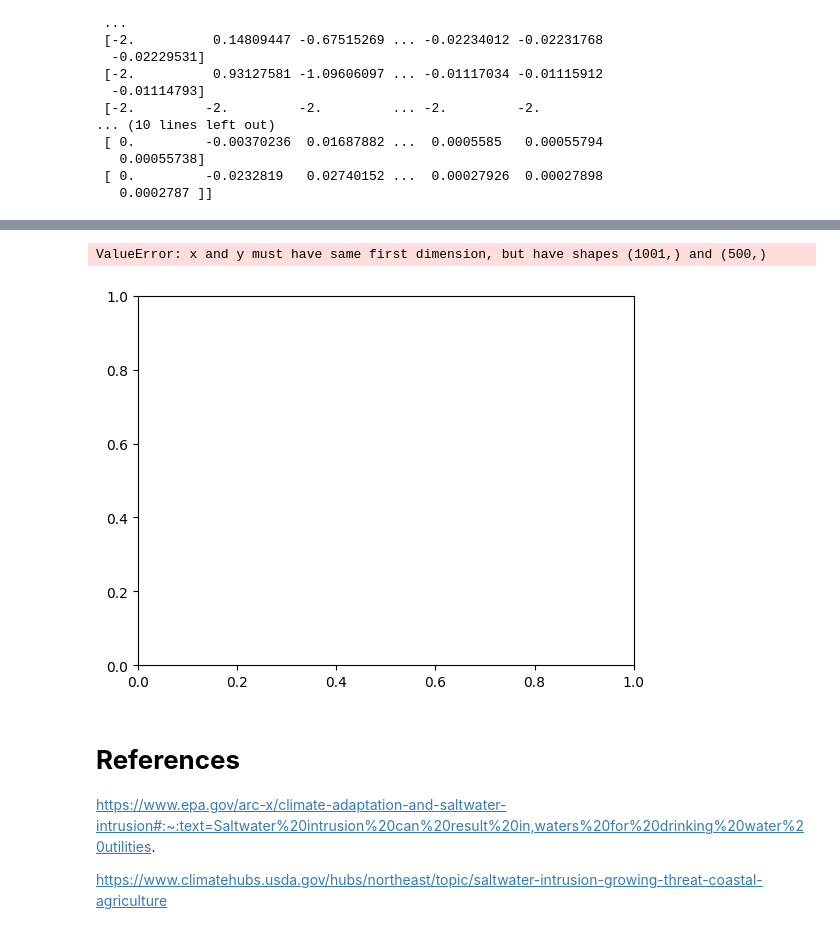
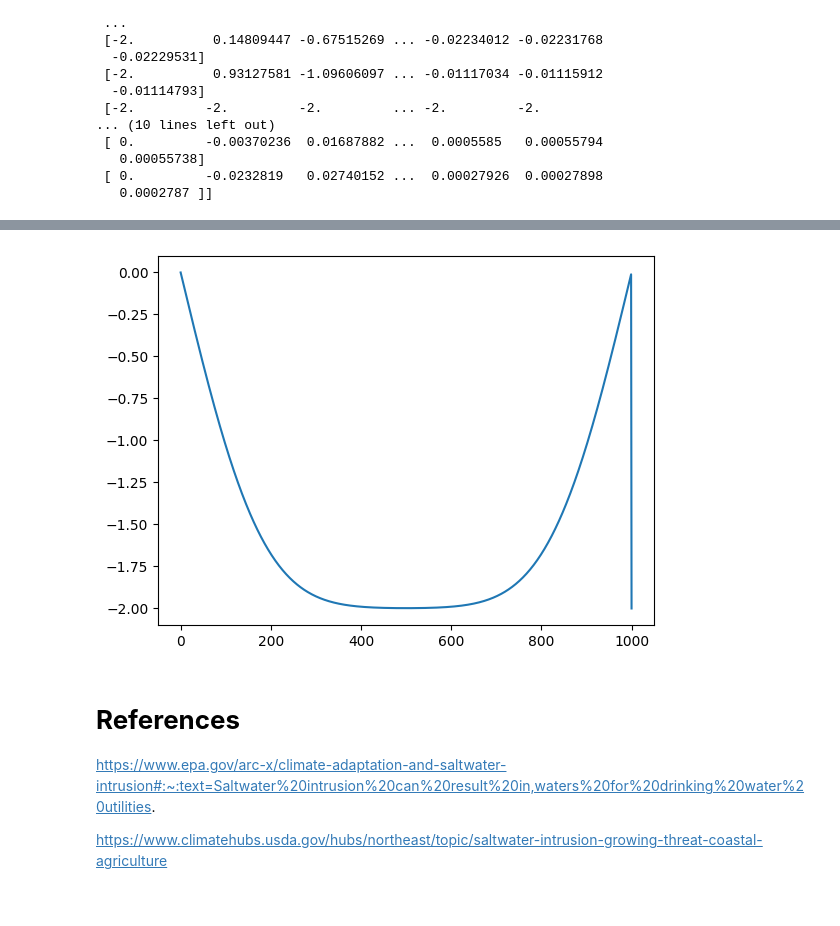
Before and after one commit to ashtonesims/Burkholder_Sims_Final, a Jupyter notebook: Burkholder_Sims_EAS4610_Final.ipynb, the cells around one changed output, grey strips where cells are left out. Saved outputs shown, nothing was run; the diff lists cells and outputs as text; code cells hidden in the pictures; blank space fills up the shorter version.

```diff
--- a/Burkholder_Sims_EAS4610_Final.ipynb
+++ b/Burkholder_Sims_EAS4610_Final.ipynb
@@ -182,9 +188,8 @@ plt.show()
 # %%
-plt.plot(x,z)
+plt.plot(x,Z[:,499])
 plt.show()
 # %% [output]
-ValueError: x and y must have same first dimension, but have shapes (1001,) and (500,)
-[figure, old version]
+[figure, new version]
 # %% [markdown]
 # **References**
 
```
Also changed, not shown: parts of 2 cells of this notebook.
